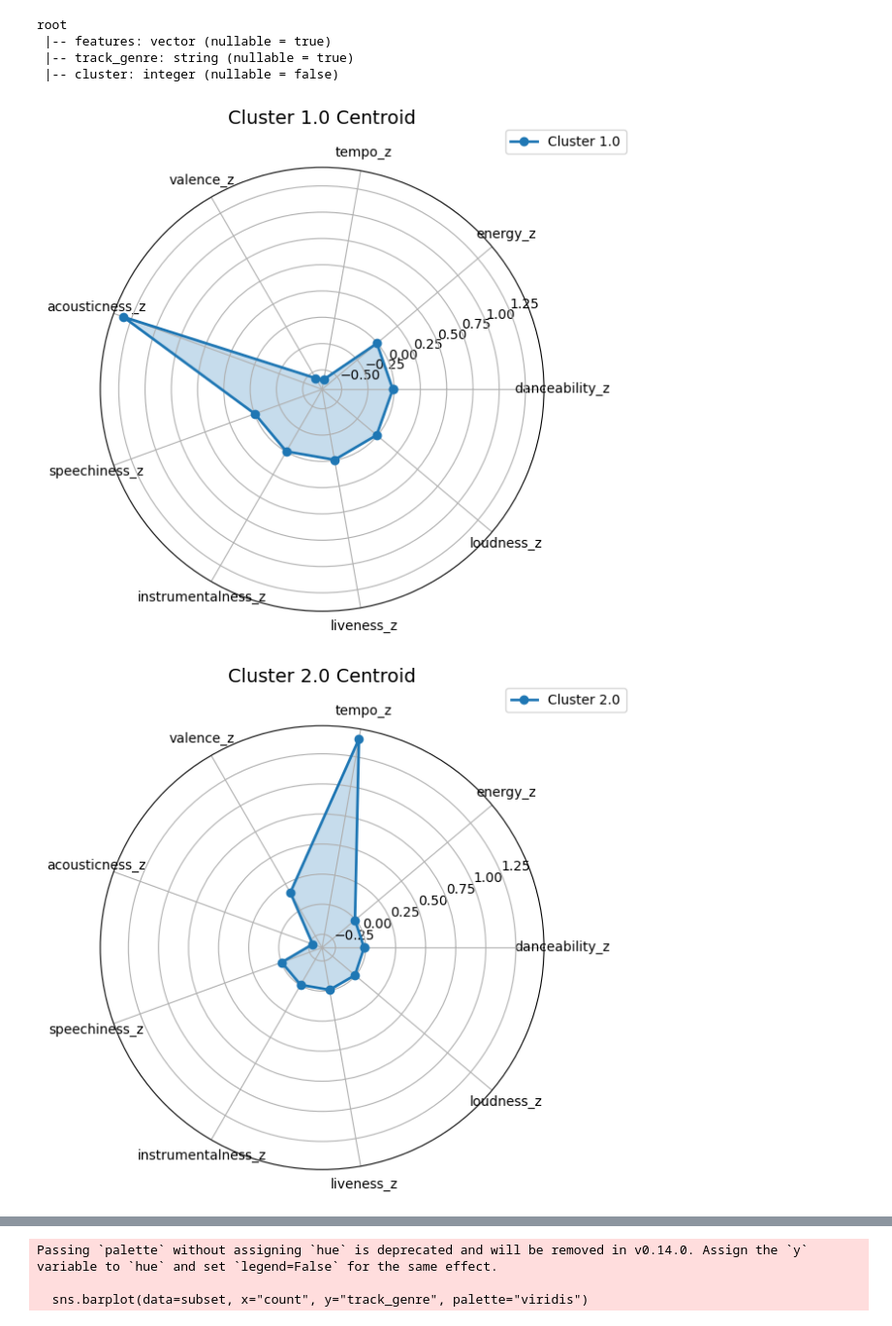
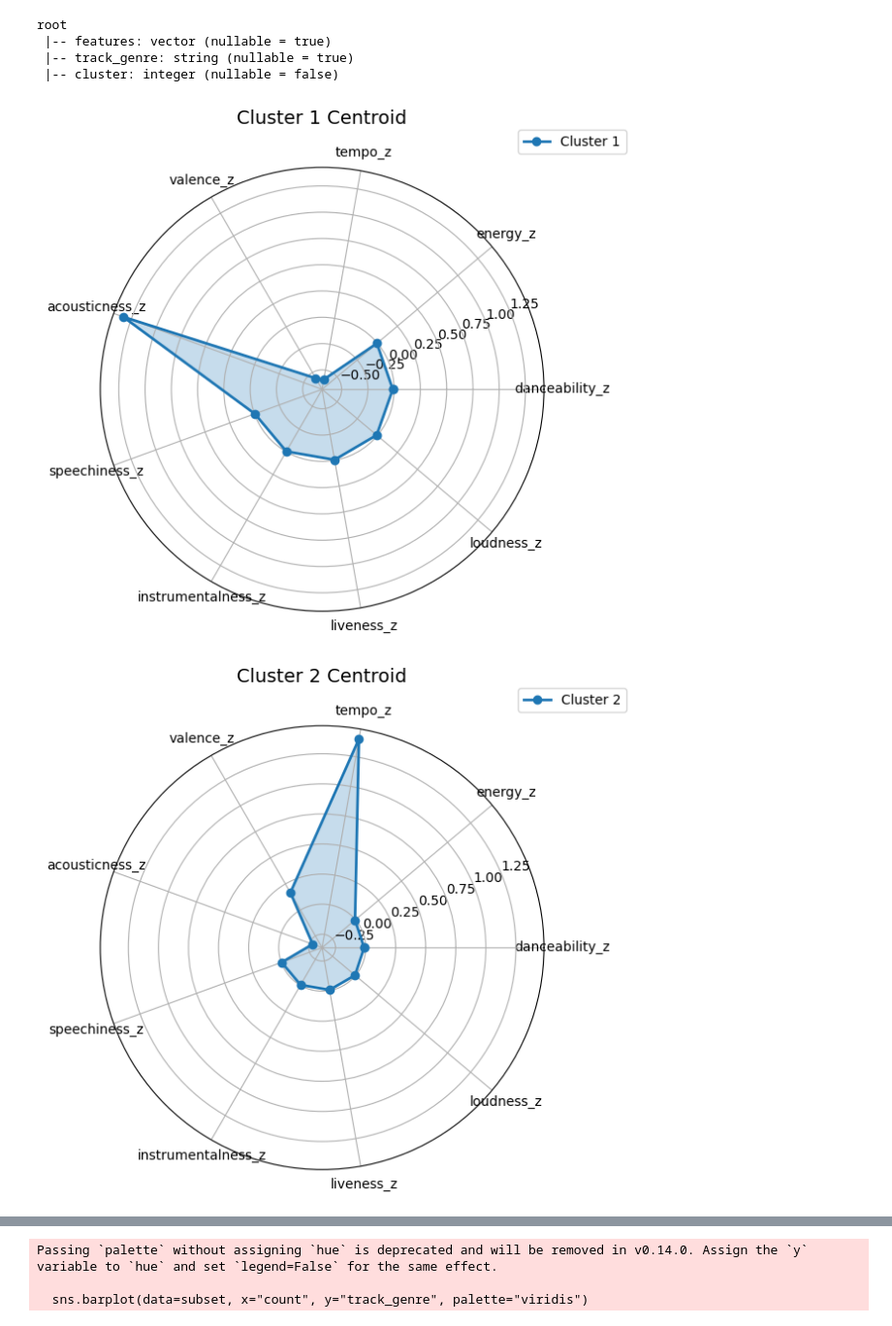
Before and after one commit to lippa66002/DataPurpi, a Jupyter notebook: notebooks/Clustering.ipynb, the cells around one changed output, grey strips where cells are left out. Shown: that part at 97% size. Cells and saved outputs as stored; diff of their text form; code cells hidden in the pictures.

Commit message:
Clustering updated with RDD compuations

```diff
--- a/notebooks/Clustering.ipynb
+++ b/notebooks/Clustering.ipynb
@@ -106,36 +106,46 @@ root
  |-- track_genre: string (nullable = true)
  |-- cluster: integer (nullable = false)
 # %%
-import pandas as pd
 import numpy as np
 import matplotlib.pyplot as plt
 
-# Extract cluster centers
-centers = model.clusterCenters()   # list of arrays
-centers_df = pd.DataFrame(centers, columns=features)
-centers_df["cluster"] = range(1, len(centers) + 1)
+# Compute cluster centers with RDDs
+# (cluster_id, feature_vector)
+cluster_rdd = clustered_df.rdd.map(lambda row: (row.cluster, row.features.toArray()))
+
+# Sum of vectors + counts per cluster
+centroids_rdd = (cluster_rdd
+                 .mapValues(lambda v: (v, 1))
+                 .reduceByKey(lambda a, b: (a[0] + b[0], a[1] + b[1]))
+                 .mapValues(lambda x: x[0] / x[1]))
+
+# Collect cluster centers back to driver
+centers = centroids_rdd.collect()
+centers = sorted(centers, key=lambda x: x[0])  # sort by cluster id
+
+# Convert to numpy arrays for plotting
+centers_vectors = [c[1] for c in centers]
 
 # Features for axes
 labels = np.array(features)
 num_vars = len(labels)
 angles = np.linspace(0, 2 * np.pi, num_vars, endpoint=False).tolist()
-angles += angles[:1]  # complete the loop
+angles += angles[:1]  # close the loop
 
-# Plot one radar chart per cluster
-for i in range(centers_df.shape[0]):
-    values = centers_df.iloc[i].drop("cluster").values.flatten().tolist()
-    values += values[:1]  # complete the loop
+# Plot radar chart for each cluster
+for cluster_id, values in enumerate(centers_vectors, start=1):
+    values = list(values) + [values[0]]  # close the loop
 
     fig, ax = plt.subplots(figsize=(6, 6), subplot_kw=dict(polar=True))
-    ax.plot(angles, values, 'o-', linewidth=2, label=f"Cluster {centers_df.iloc[i]['cluster']}")
+    ax.plot(angles, values, 'o-', linewidth=2, label=f"Cluster {cluster_id}")
     ax.fill(angles, values, alpha=0.25)
 
     ax.set_xticks(angles[:-1])
     ax.set_xticklabels(labels, fontsize=10)
-    ax.set_title(f"Cluster {centers_df.iloc[i]['cluster']} Centroid", size=14, y=1.08)
+    ax.set_title(f"Cluster {cluster_id} Centroid", size=14, y=1.08)
     ax.legend(loc="upper right", bbox_to_anchor=(1.2, 1.1))
 
     plt.show()
 # %% [output]
-[figure, old version]
+[figure, new version]
-[figure, old version]
+[figure, new version]
```
Also changed, not shown: parts of 2 cells of this notebook.
